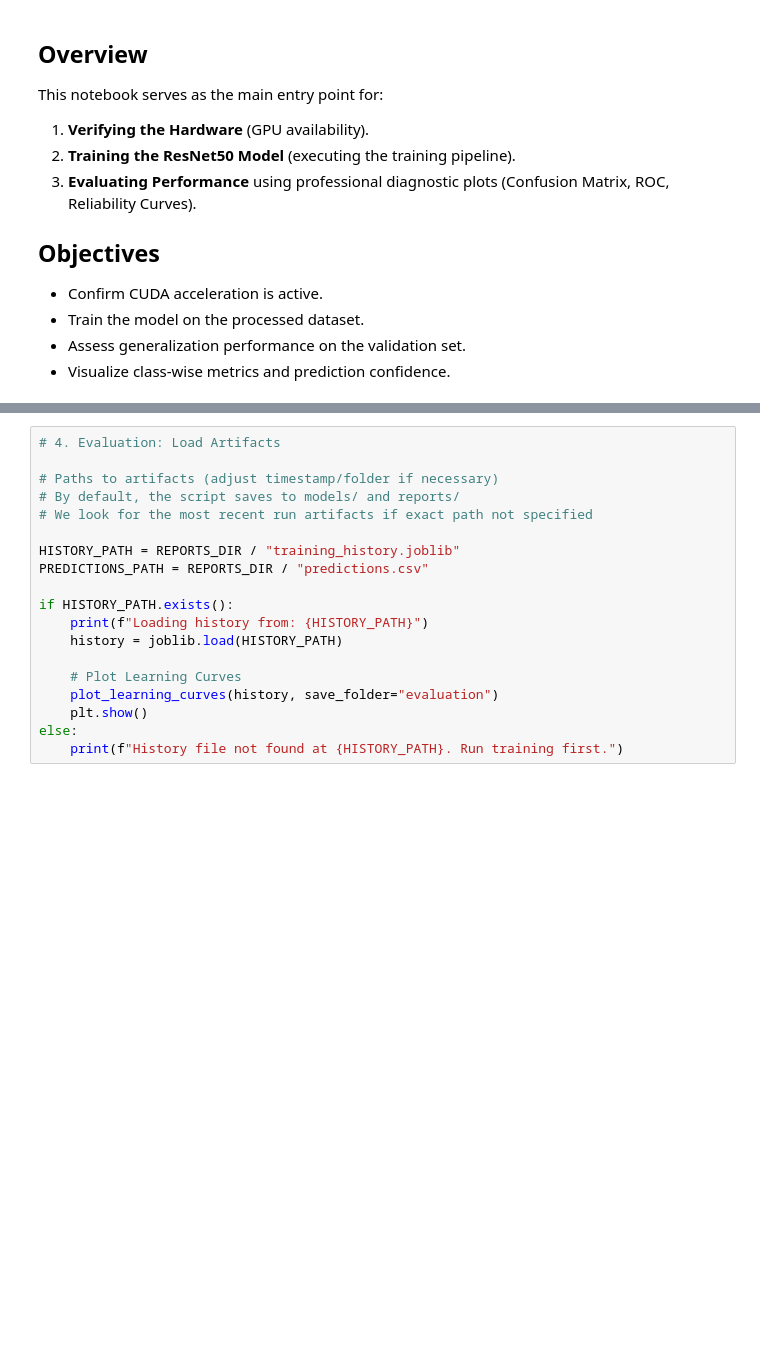
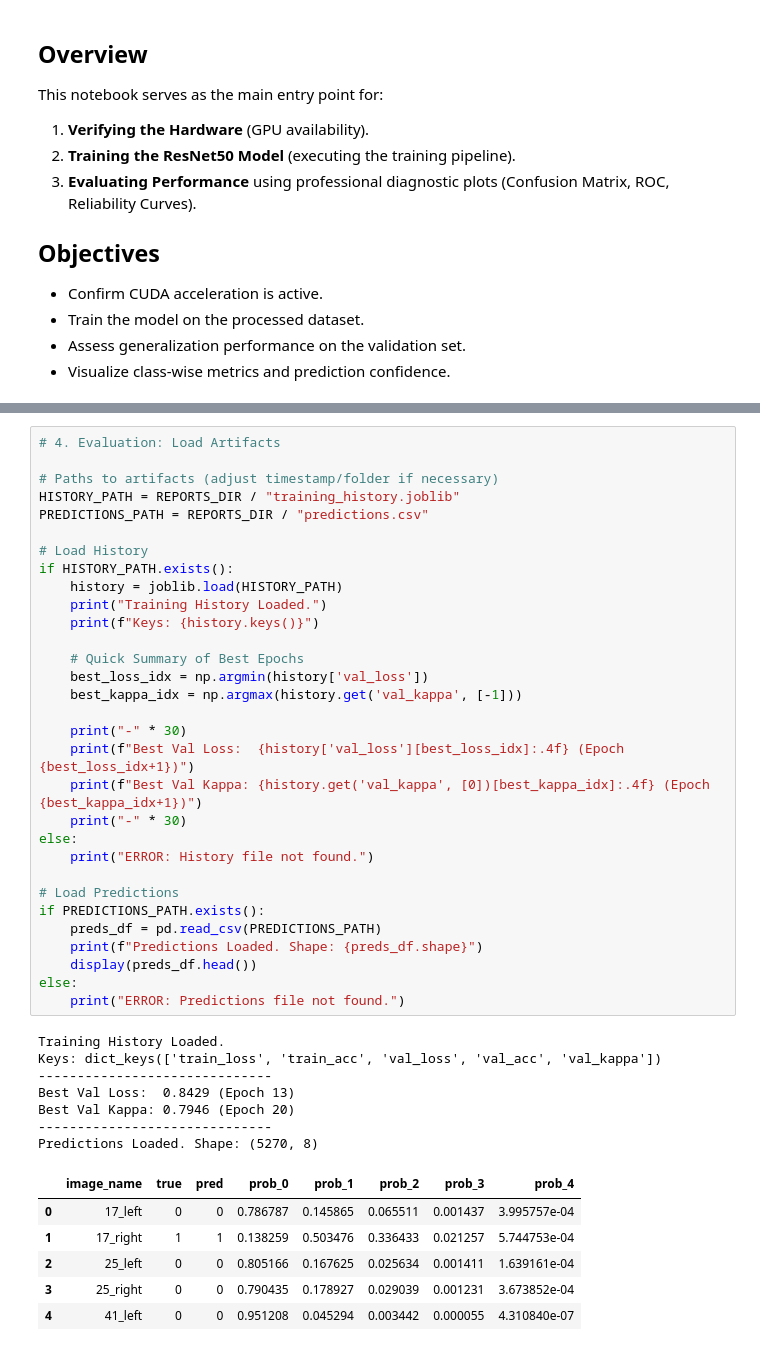
Before and after one commit to vanshgupta101106-droid/Diabetic_Retinopathy_Detection, a Jupyter notebook: notebooks/02_model_evaluation.ipynb, the cells around one changed output, grey strips where cells are left out. Saved outputs shown, nothing was run; the diff lists cells and outputs as text; blank space fills up the shorter version.

Commit message:
Achieved efficient training of ResNet50

```diff
--- a/notebooks/02_model_evaluation.ipynb
+++ b/notebooks/02_model_evaluation.ipynb
@@ -89,19 +100,45 @@ else:
 # %%
 # 4. Evaluation: Load Artifacts
 
 # Paths to artifacts (adjust timestamp/folder if necessary)
-# By default, the script saves to models/ and reports/
-# We look for the most recent run artifacts if exact path not specified
-
 HISTORY_PATH = REPORTS_DIR / "training_history.joblib"
 PREDICTIONS_PATH = REPORTS_DIR / "predictions.csv"
 
+# Load History
 if HISTORY_PATH.exists():
-    print(f"Loading history from: {HISTORY_PATH}")
     history = joblib.load(HISTORY_PATH)
+    print("Training History Loaded.")
+    print(f"Keys: {history.keys()}")
 
-    # Plot Learning Curves
-    plot_learning_curves(history, save_folder="evaluation")
-    plt.show()
+    # Quick Summary of Best Epochs
+    best_loss_idx = np.argmin(history['val_loss'])
+    best_kappa_idx = np.argmax(history.get('val_kappa', [-1]))
+
+    print("-" * 30)
+    print(f"Best Val Loss:  {history['val_loss'][best_loss_idx]:.4f} (Epoch {best_loss_idx+1})")
+    print(f"Best Val Kappa: {history.get('val_kappa', [0])[best_kappa_idx]:.4f} (Epoch {best_kappa_idx+1})")
+    print("-" * 30)
 else:
-    print(f"History file not found at {HISTORY_PATH}. Run training first.")
+    print("ERROR: History file not found.")
+
+# Load Predictions
+if PREDICTIONS_PATH.exists():
+    preds_df = pd.read_csv(PREDICTIONS_PATH)
+    print(f"Predictions Loaded. Shape: {preds_df.shape}")
+    display(preds_df.head())
+else:
+    print("ERROR: Predictions file not found.")
+# %% [output]
+Training History Loaded.
+Keys: dict_keys(['train_loss', 'train_acc', 'val_loss', 'val_acc', 'val_kappa'])
+------------------------------
+Best Val Loss:  0.8429 (Epoch 13)
+Best Val Kappa: 0.7946 (Epoch 20)
+------------------------------
+Predictions Loaded. Shape: (5270, 8)
+|  | image_name | true | pred | prob_0 | prob_1 | prob_2 | prob_3 | prob_4 |
+| 0 | 17_left | 0 | 0 | 0.786787 | 0.145865 | 0.065511 | 0.001437 | 3.995757e-04 |
+| 1 | 17_right | 1 | 1 | 0.138259 | 0.503476 | 0.336433 | 0.021257 | 5.744753e-04 |
+| 2 | 25_left | 0 | 0 | 0.805166 | 0.167625 | 0.025634 | 0.001411 | 1.639161e-04 |
+| 3 | 25_right | 0 | 0 | 0.790435 | 0.178927 | 0.029039 | 0.001231 | 3.673852e-04 |
+| 4 | 41_left | 0 | 0 | 0.951208 | 0.045294 | 0.003442 | 0.000055 | 4.310840e-07 |
```
Also changed, not shown: parts of 7 cells of this notebook, 4 other files.
